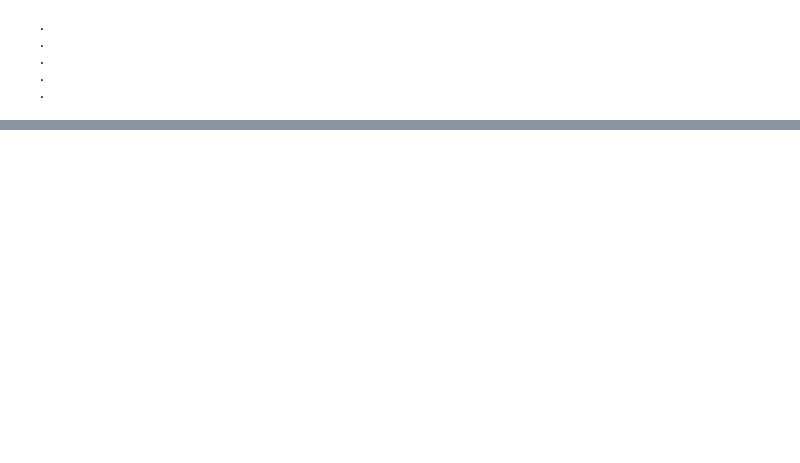
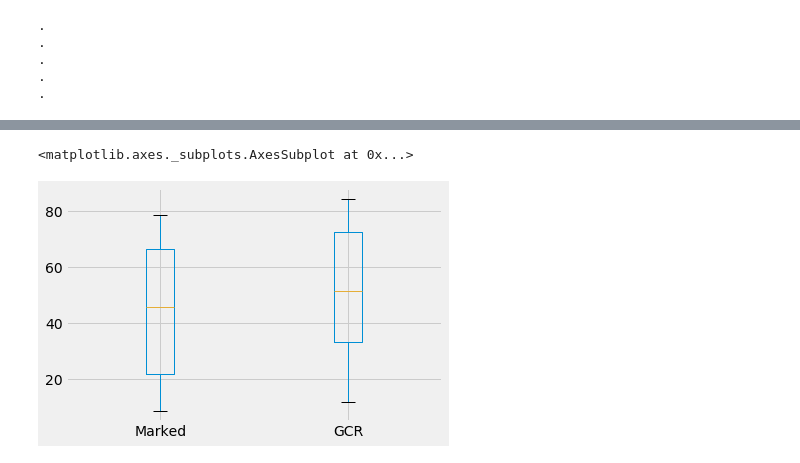
Before and after one commit to Call1st0/dft-based-watermarking-method-with-GCR-masking, a Jupyter notebook: imageMetrics.ipynb, the cells around one changed output, grey strips where cells are left out. Saved outputs shown, nothing was run; the diff lists cells and outputs as text; code cells hidden in the pictures; blank space fills up the shorter version.

```diff
--- a/imageMetrics.ipynb
+++ b/imageMetrics.ipynb
@@ -153,0 +145,6 @@ dtype: float64
+# %%
+dataframeFinal_PSNR_Mean = pd.concat([dataframeFinal_PSNR_Mean_Marked, dataframeFinal_PSNR_Mean_GCR], axis= 1)
+dataframeFinal_PSNR_Mean.columns = ['Marked', 'GCR']
+
+dataframeFinal_SSIM_Mean = pd.concat([dataframeFinal_SSIM_Mean_Marked, dataframeFinal_SSIM_Mean_GCR], axis= 1)
+dataframeFinal_SSIM_Mean.columns = ['Marked', 'GCR']
@@ -153,0 +193,5 @@ dtype: float64
+# %%
+dataframeFinal_PSNR_Mean.boxplot()
+# %% [output]
+<matplotlib.axes._subplots.AxesSubplot at 0x...>
+[figure, added]
```
Also changed, not shown: parts of 15 cells of this notebook, 1 other file.
